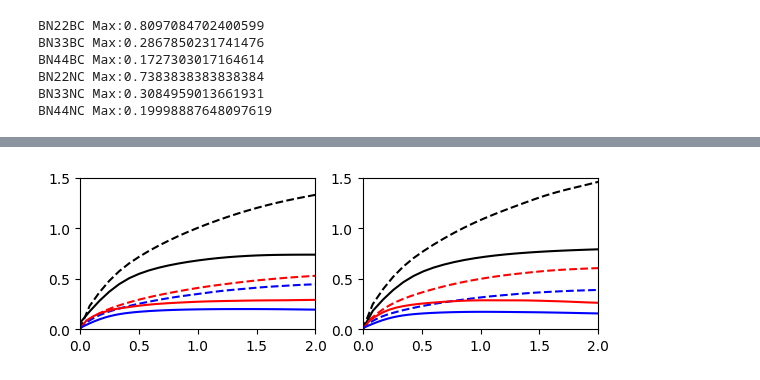
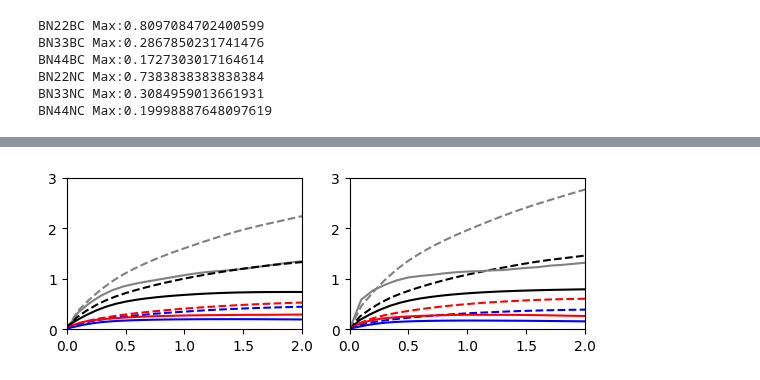
Before and after one commit to AliGhorashiCMT/Plasmons_Paper, a Jupyter notebook: Substitutional_Defects/Figure 2 and Supp Figures 3 and 4.ipynb, the cells around one changed output, grey strips where cells are left out. Drawn from its saved outputs; the diff is of its cells as text; code cells hidden in the pictures.

```diff
--- a/Substitutional_Defects/Figure 2 and Supp Figures 3 and 4.ipynb
+++ b/Substitutional_Defects/Figure 2 and Supp Figures 3 and 4.ipynb
@@ -15,15 +18,22 @@ rgb(x, y, z) = [x, y, z] ./ 255
 # %% [output]
 rgb (generic function with 1 method)
 # %%
+bn3nc_dir = "./BN3NC"
+bn3bc_dir = "./BN3BC"
+
 bn22bc_dir="./BN22BC"
 bn22bc_buckled_dir="./BN22BC_Buckled"
+
 bn33bc_dir="./BN33BC"
 bn33bc_buckled_dir="./BN33BC_Buckled"
+
 bn44bc_dir="./BN44BC"
 bn44bc_buckled_dir="./BN44BC_Buckled"
+
 bn22nc_dir="./BN22NC"
 bn33nc_dir="./BN33NC"
 bn44nc_dir="./BN44NC"
+
 Ag_dir = "/home/gridsan/aligho/Plasmons/Plasmons_Paper/Substitutional_Defects/Argentene/3Dnew"
 Argentene_dir = "/home/gridsan/aligho/Plasmons/Plasmons_Paper/Substitutional_Defects/Argentene/2Dnew"
 graphene_dir = "./Graphene";
@@ -36,8 +46,14 @@ qs22bc, plasmon22bc, confinements22bc = [x for x in eachcol(np.loadtxt("$bn22bc_
 qs33bc, plasmon33bc, confinements33bc = [x for x in eachcol(np.loadtxt("$bn33bc_dir/Wannier/Plasmon.txt"))];
 qs44bc, plasmon44bc, confinements44bc = [x for x in eachcol(np.loadtxt("$bn44bc_dir/Wannier/Plasmon.txt"))];
 
+qs3bc, plasmon3bc, confinements3bc = [x for x in eachcol(np.loadtxt("$bn3bc_dir/Wannier/Plasmon.txt"))];
+qs3nc, plasmon3nc, confinements3nc = [x for x in eachcol(np.loadtxt("$bn3nc_dir/Wannier/Plasmon.txt"))];
+
 graphene_qs, graphene_plasmon, graphene_confinements = [x for x in eachcol(np.loadtxt("$graphene_dir/Plasmon.txt"))];
 # %%
+bn3bc_intra_qs, bn3bc_intra_plasmon, _, _ = [collect(x) for x in eachcol(np.loadtxt(bn3bc_dir*"/Plasmons/plasmon.txt"))];
+bn3nc_intra_qs, bn3nc_intra_plasmon = [collect(x) for x in eachcol(np.loadtxt(bn3nc_dir*"/Plasmons/plasmon.txt"))];
+
 bn22bc_intra_qs, bn22bc_intra_plasmon, _, _ = [collect(x) for x in eachcol(np.loadtxt(bn22bc_dir*"/Plasmons/plasmon.txt"))];
 bn33bc_intra_qs, bn33bc_intra_plasmon, _, _ = [collect(x) for x in eachcol(np.loadtxt(bn33bc_dir*"/Plasmons/plasmon.txt"))];
 bn44bc_intra_qs, bn44bc_intra_plasmon, _, _ = [collect(x) for x in eachcol(np.loadtxt(bn44bc_dir*"/Plasmons/plasmon.txt"))];
@@ -183,32 +272,37 @@ savefig("Alltaus_allen.pdf")
 # %%
 # Supplemental Figure 3
 cm = 1/2.54
 figure(figsize=(17*cm, 5*cm))
 subplot(1, 2, 2)
+plot(bn3bc_intra_qs*10, bn3bc_intra_plasmon, color="grey", linestyle="dashed")
 plot(bn22bc_intra_qs*10, bn22bc_intra_plasmon, color="black", linestyle="dashed")
 plot(bn33bc_intra_qs*10, bn33bc_intra_plasmon, color="red", linestyle="dashed")
 plot(bn44bc_intra_qs*10, bn44bc_intra_plasmon, color="blue", linestyle="dashed")
 
+plot(qs3bc*10, plasmon3bc, color="grey")
 plot(qs22bc*10, plasmon22bc, color="black")
 plot(qs33bc*10, plasmon33bc, color="red")
 plot(qs44bc*10, plasmon44bc, color="blue")
 
 
-ylim(0, 1.5)
+ylim(0, 3)
 xlim(0, 2)
 
 subplot(1, 2, 1)
+
+plot(bn3nc_intra_qs*10, bn3nc_intra_plasmon, color="grey", linestyle="dashed")
+plot(qs3nc*10, plasmon3nc, color="grey")
 
 plot(bn22nc_intra_qs*10, bn22nc_intra_plasmon, color="black", linestyle="dashed")
 plot(bn33nc_intra_qs*10, bn33nc_intra_plasmon, color="red", linestyle="dashed")
 plot(bn44nc_intra_qs*10, bn44nc_intra_plasmon, color="blue", linestyle="dashed")
 
 plot(qs22nc*10, plasmon22nc, color="black")
 plot(qs33nc*10, plasmon33nc, color="red")
 plot(qs44nc*10, plasmon44nc, color="blue")
 
-ylim(0, 1.5)
+ylim(0, 3)
 xlim(0, 2)
 savefig("IntraVsInter.pdf")
 # %% [output]
-[figure, old version]
+[figure, new version]
```
Also changed, not shown: parts of 10 cells of this notebook.
